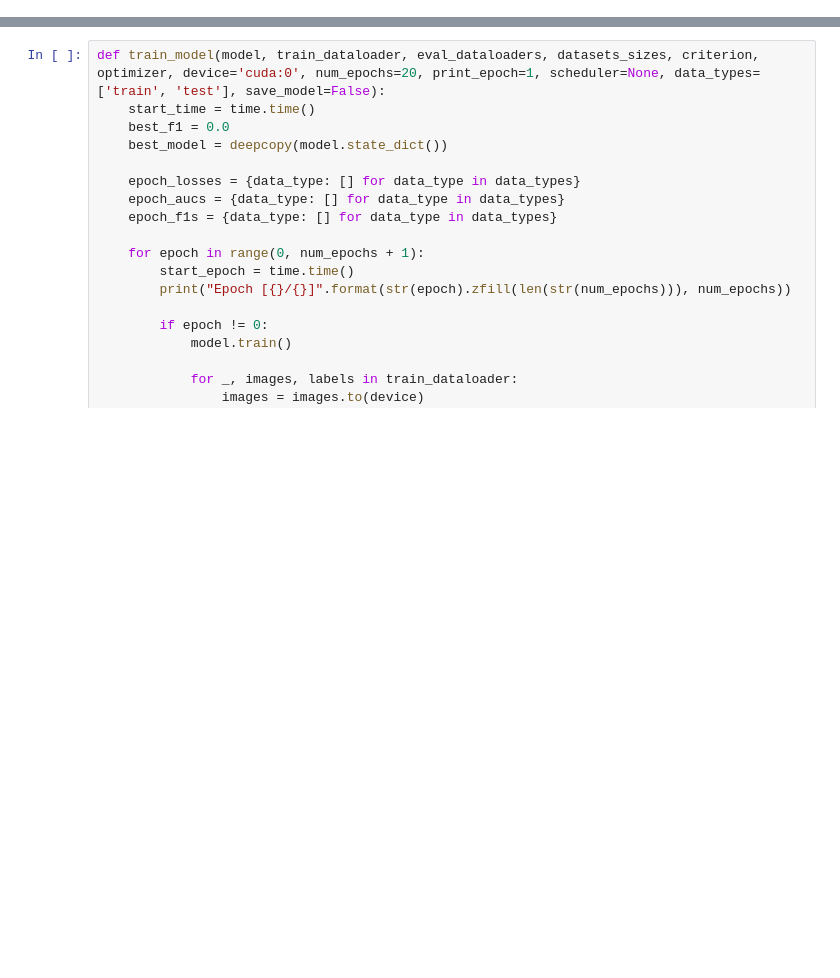
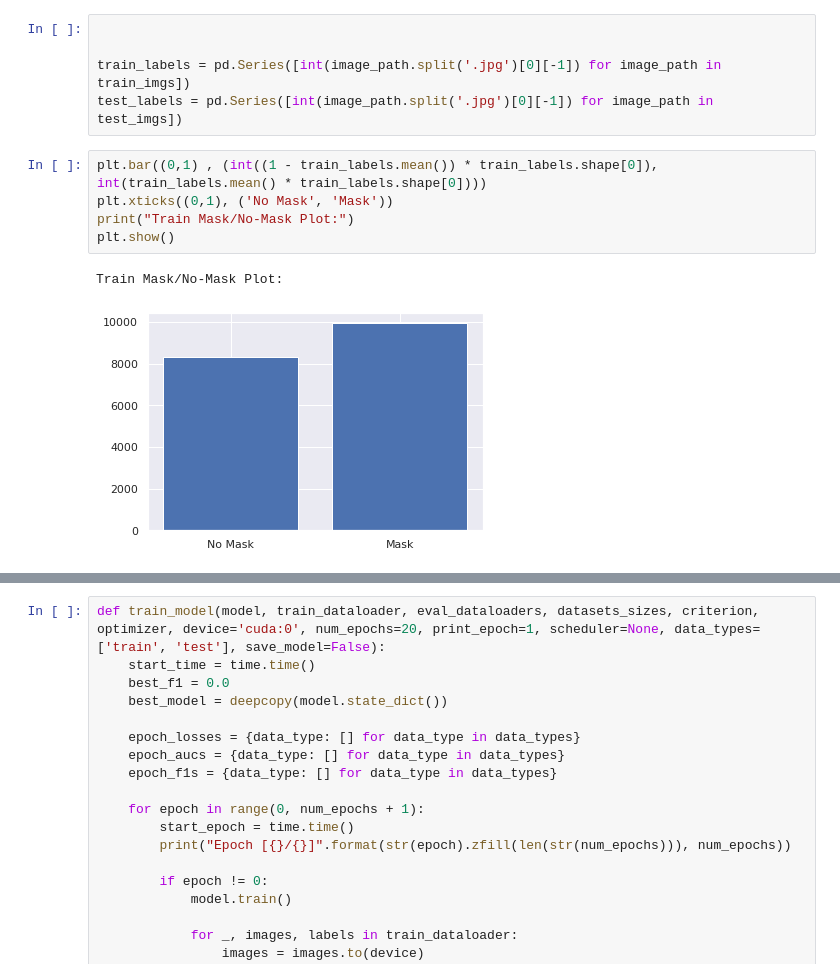
Before and after one commit to afikbar/Face-Mask-Recognition, a Jupyter notebook: train.ipynb, the cells around one changed output, grey strips where cells are left out. Saved outputs shown, nothing was run; the diff lists cells and outputs as text; blank space fills up the shorter version.

```diff
--- a/train.ipynb
+++ b/train.ipynb
@@ -26,0 +74,13 @@ sns.set()
+# %%
+
+
+train_labels = pd.Series([int(image_path.split('.jpg')[0][-1]) for image_path in train_imgs])
+test_labels = pd.Series([int(image_path.split('.jpg')[0][-1]) for image_path in test_imgs])
+# %%
+plt.bar((0,1) , (int((1 - train_labels.mean()) * train_labels.shape[0]), int(train_labels.mean() * train_labels.shape[0])))
+plt.xticks((0,1), ('No Mask', 'Mask'))
+print("Train Mask/No-Mask Plot:")
+plt.show()
+# %% [output]
+Train Mask/No-Mask Plot:
+[figure, added]
```
Also changed, not shown: parts of 10 cells of this notebook, 11 other files.
